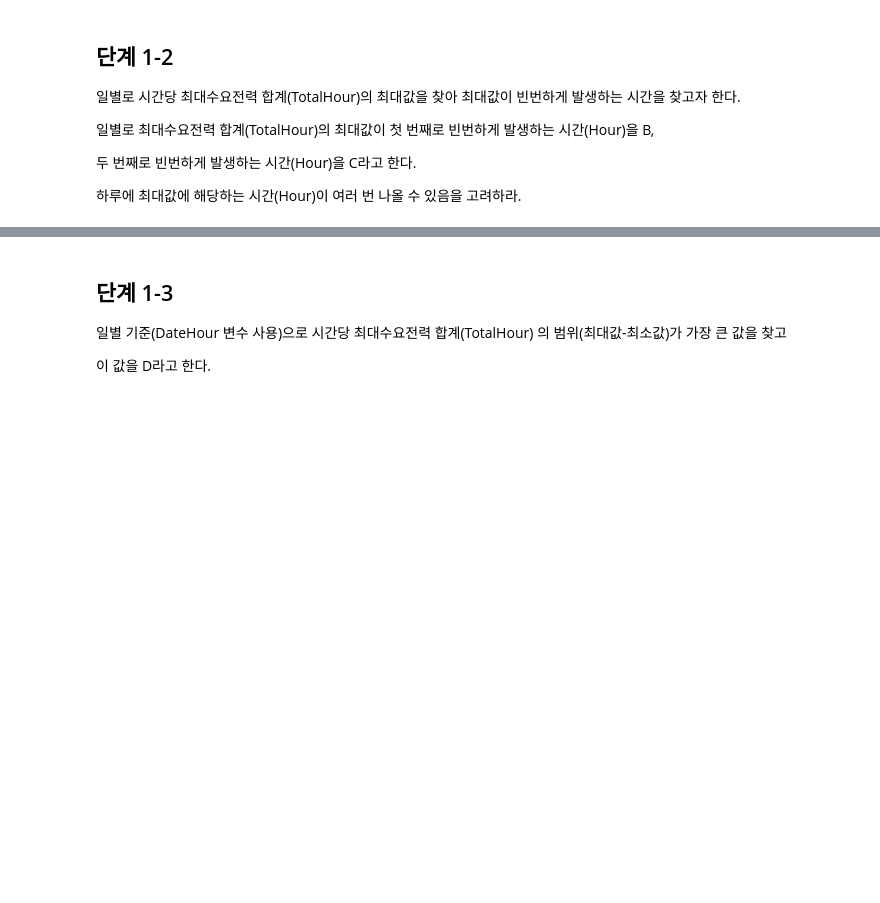
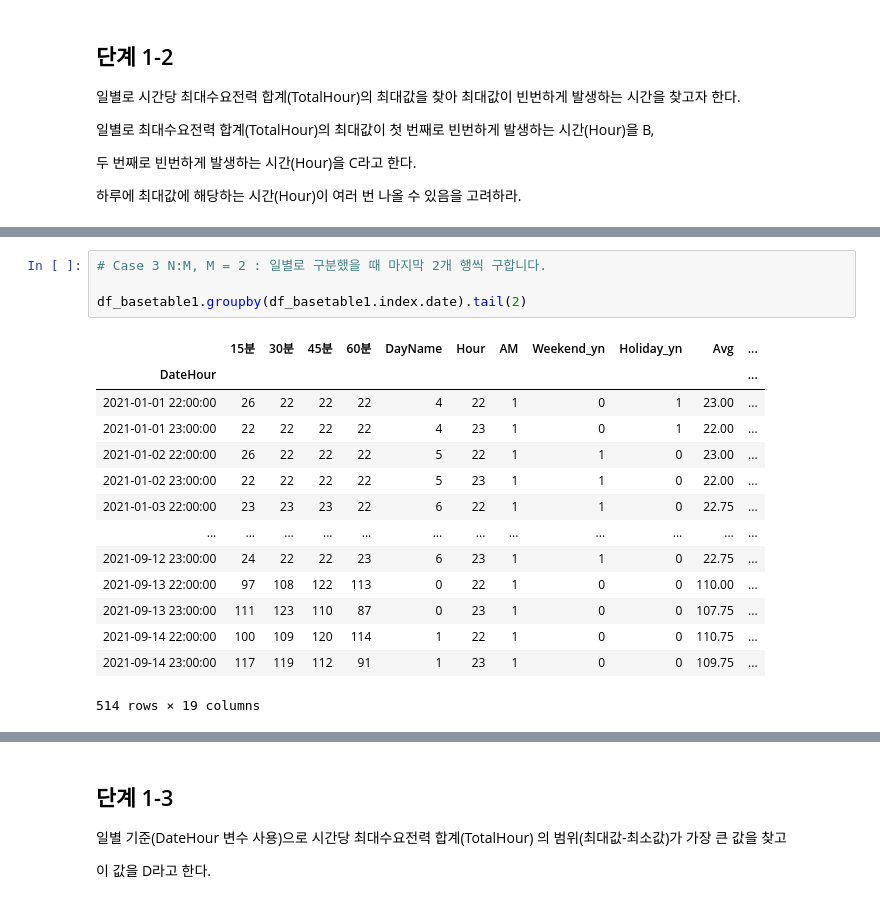
Before and after one commit to jw-koo/DS_lv3_2412, a Jupyter notebook: sec_ds_lv3_prob3_prob.ipynb, the cells around one changed output, grey strips where cells are left out. Saved outputs shown, nothing was run; the diff lists cells and outputs as text; blank space fills up the shorter version.

```diff
--- a/sec_ds_lv3_prob3_prob.ipynb
+++ b/sec_ds_lv3_prob3_prob.ipynb
@@ -460,0 +674,19 @@ basetable1을 이용하여 다음 질문에 답하시오.
+# %%
+# Case 3 N:M, M = 2 : 일별로 구분했을 때 마지막 2개 행씩 구합니다.
+
+df_basetable1.groupby(df_basetable1.index.date).tail(2)
+# %% [output]
+|  | 15분 | 30분 | 45분 | 60분 | DayName | Hour | AM | Weekend_yn | Holiday_yn | Avg | ... |
+| DateHour |  |  |  |  |  |  |  |  |  |  | ... |
+| 2021-01-01 22:00:00 | 26 | 22 | 22 | 22 | 4 | 22 | 1 | 0 | 1 | 23.00 | ... |
+| 2021-01-01 23:00:00 | 22 | 22 | 22 | 22 | 4 | 23 | 1 | 0 | 1 | 22.00 | ... |
+| 2021-01-02 22:00:00 | 26 | 22 | 22 | 22 | 5 | 22 | 1 | 1 | 0 | 23.00 | ... |
+| 2021-01-02 23:00:00 | 22 | 22 | 22 | 22 | 5 | 23 | 1 | 1 | 0 | 22.00 | ... |
+| 2021-01-03 22:00:00 | 23 | 23 | 23 | 22 | 6 | 22 | 1 | 1 | 0 | 22.75 | ... |
+| ... | ... | ... | ... | ... | ... | ... | ... | ... | ... | ... | ... |
+| 2021-09-12 23:00:00 | 24 | 22 | 22 | 23 | 6 | 23 | 1 | 1 | 0 | 22.75 | ... |
+| 2021-09-13 22:00:00 | 97 | 108 | 122 | 113 | 0 | 22 | 1 | 0 | 0 | 110.00 | ... |
+| 2021-09-13 23:00:00 | 111 | 123 | 110 | 87 | 0 | 23 | 1 | 0 | 0 | 107.75 | ... |
+| 2021-09-14 22:00:00 | 100 | 109 | 120 | 114 | 1 | 22 | 1 | 0 | 0 | 110.75 | ... |
+| 2021-09-14 23:00:00 | 117 | 119 | 112 | 91 | 1 | 23 | 1 | 0 | 0 | 109.75 | ... |
+514 rows × 19 columns
```
Also changed, not shown: parts of 48 cells of this notebook.
